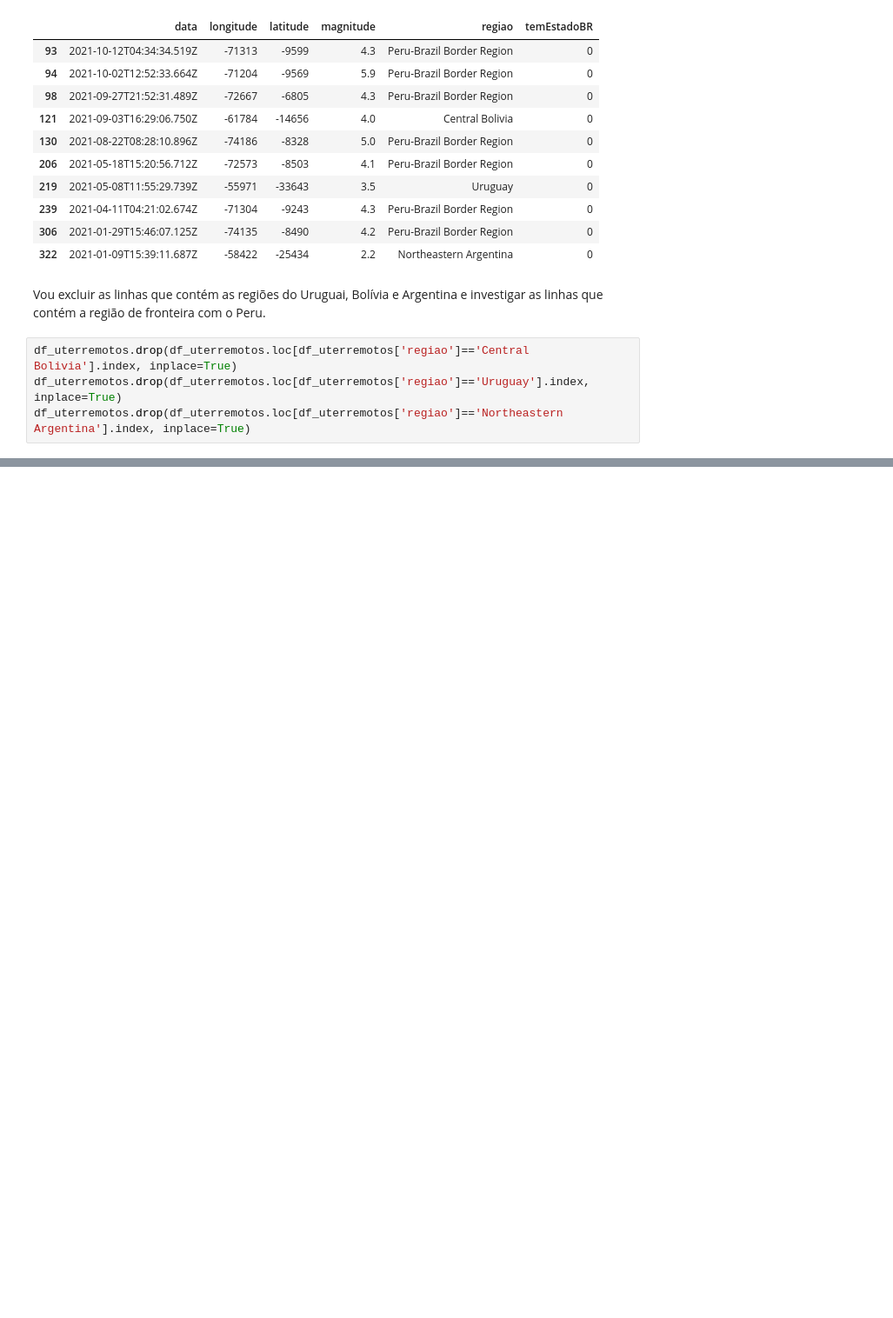
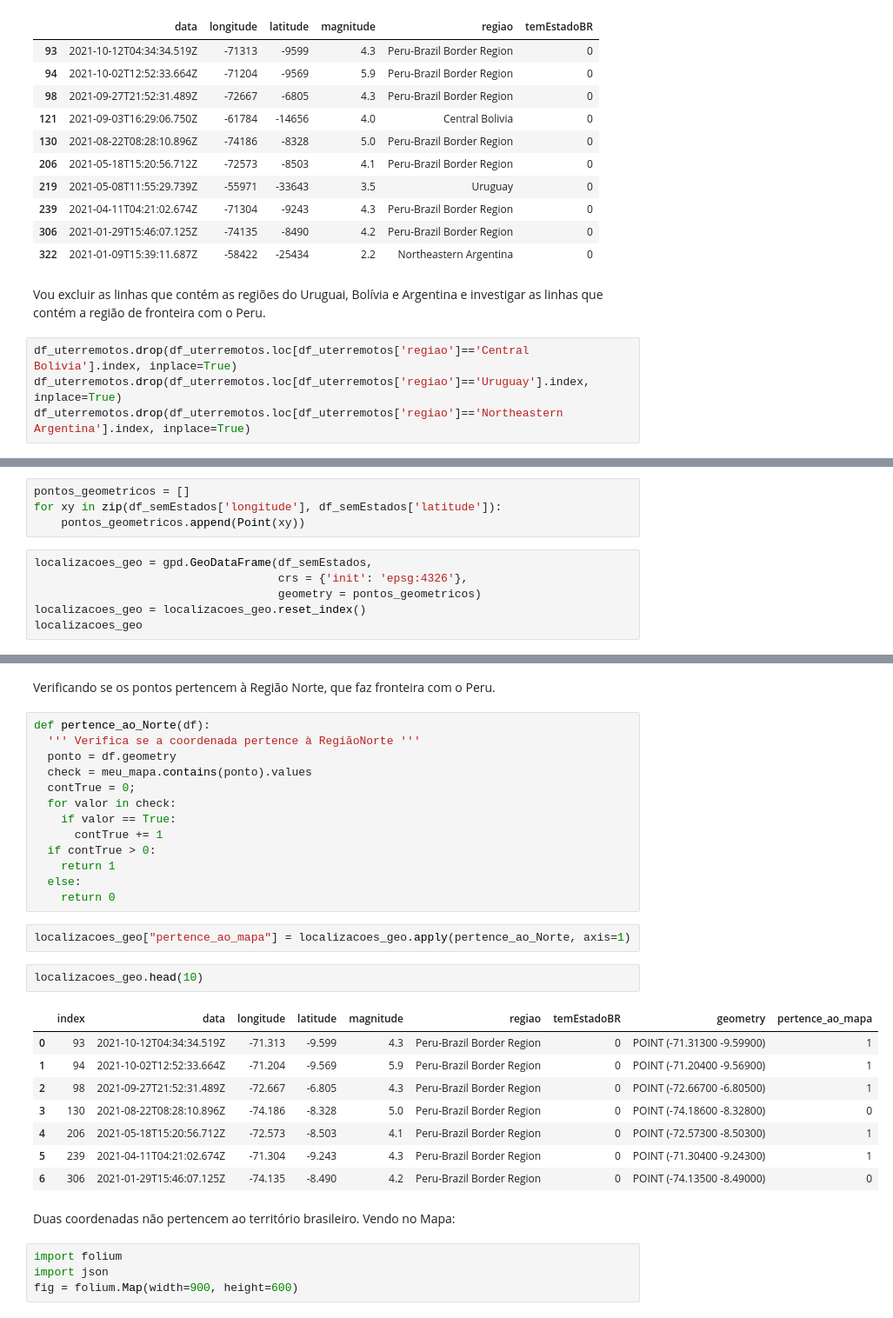
Before and after one commit to casjunior93/Analise-de-terromotos-ocorridos-no-Brasil-desde-1900, a Jupyter notebook: Terremotos_no_Brasil.ipynb, the cells around one changed output, grey strips where cells are left out. Shown at 87% size. Saved outputs shown, nothing was run; the diff lists cells and outputs as text; blank space fills up the shorter version.

Commit message:
Análise de epicentros fora do Brasil

```diff
--- a/Terremotos_no_Brasil.ipynb
+++ b/Terremotos_no_Brasil.ipynb
@@ -193,0 +226,10 @@ df_uterremotos.loc[df_uterremotos.temEstadoBR == 0].head(10)
+# %%
+pontos_geometricos = []
+for xy in zip(df_semEstados['longitude'], df_semEstados['latitude']):
+    pontos_geometricos.append(Point(xy))
+# %%
+localizacoes_geo = gpd.GeoDataFrame(df_semEstados,
+                                    crs = {'init': 'epsg:4326'},
+                                    geometry = pontos_geometricos)
+localizacoes_geo = localizacoes_geo.reset_index()
+localizacoes_geo
@@ -193,0 +245,34 @@ df_uterremotos.loc[df_uterremotos.temEstadoBR == 0].head(10)
+# %% [markdown]
+Verificando se os pontos pertencem à Região Norte, que faz fronteira com o Peru.
+# %%
+def pertence_ao_Norte(df):
+  ''' Verifica se a coordenada pertence à RegiãoNorte '''
+  ponto = df.geometry
+  check = meu_mapa.contains(ponto).values
+  contTrue = 0;
+  for valor in check:
+    if valor == True:
+      contTrue += 1
+  if contTrue > 0:
+    return 1
+  else:
+    return 0
+# %%
+localizacoes_geo["pertence_ao_mapa"] = localizacoes_geo.apply(pertence_ao_Norte, axis=1)
+# %%
+localizacoes_geo.head(10)
+# %% [output]
+|  | index | data | longitude | latitude | magnitude | regiao | temEstadoBR | geometry | pertence_ao_mapa |
+| 0 | 93 | 2021-10-12T04:34:34.519Z | -71.313 | -9.599 | 4.3 | Peru-Brazil Border Region | 0 | POINT (-71.31300 -9.59900) | 1 |
+| 1 | 94 | 2021-10-02T12:52:33.664Z | -71.204 | -9.569 | 5.9 | Peru-Brazil Border Region | 0 | POINT (-71.20400 -9.56900) | 1 |
+| 2 | 98 | 2021-09-27T21:52:31.489Z | -72.667 | -6.805 | 4.3 | Peru-Brazil Border Region | 0 | POINT (-72.66700 -6.80500) | 1 |
+| 3 | 130 | 2021-08-22T08:28:10.896Z | -74.186 | -8.328 | 5.0 | Peru-Brazil Border Region | 0 | POINT (-74.18600 -8.32800) | 0 |
+| 4 | 206 | 2021-05-18T15:20:56.712Z | -72.573 | -8.503 | 4.1 | Peru-Brazil Border Region | 0 | POINT (-72.57300 -8.50300) | 1 |
+| 5 | 239 | 2021-04-11T04:21:02.674Z | -71.304 | -9.243 | 4.3 | Peru-Brazil Border Region | 0 | POINT (-71.30400 -9.24300) | 1 |
+| 6 | 306 | 2021-01-29T15:46:07.125Z | -74.135 | -8.490 | 4.2 | Peru-Brazil Border Region | 0 | POINT (-74.13500 -8.49000) | 0 |
+# %% [markdown]
+Duas coordenadas não pertencem ao território brasileiro. Vendo no Mapa:
+# %%
+import folium
+import json
+fig = folium.Map(width=900, height=600)
```
Also changed, not shown: parts of 13 cells of this notebook.
